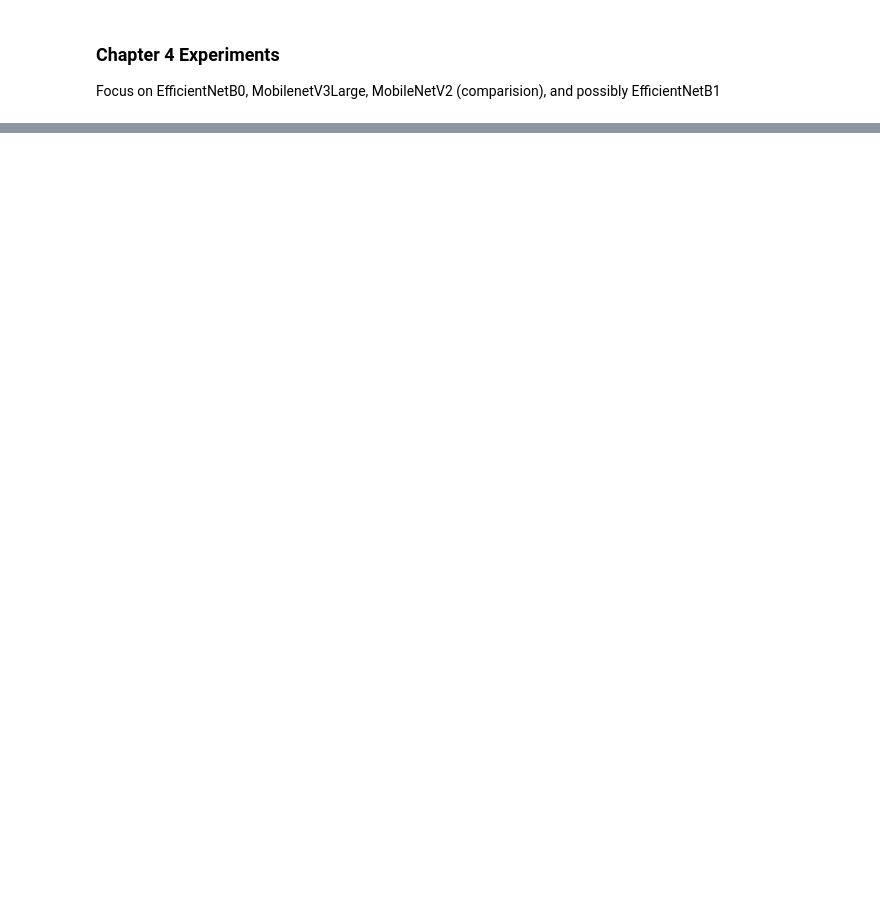
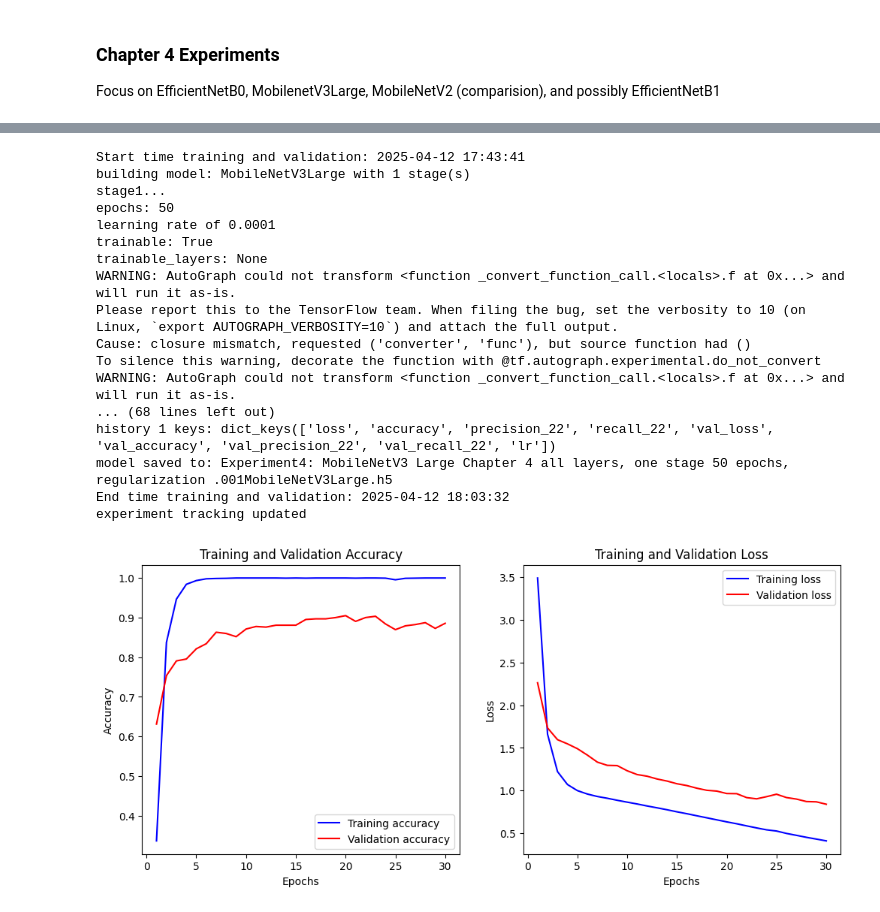
Before and after one commit to JimMaastricht5/birdclassifier, a Jupyter notebook: chap4_train_models.ipynb, the cells around one changed output, grey strips where cells are left out. Cells and saved outputs as stored; diff of their text form; code cells hidden in the pictures; blank space fills up the shorter version.

```diff
--- a/chap4_train_models.ipynb
+++ b/chap4_train_models.ipynb
@@ -373,7 +410,7 @@ Focus on EfficientNetB0, MobilenetV3Large, MobileNetV2 (comparision), and possib
 # %%
 #### Experiment 4 EfficentNetB0
 # added 3 layers to model, train added layers in first stage, first stage platued at 4 epochs at 90.0% validation accuracy, 1e-3
-# allow for deeper retaining in stage 2, 1e-5
+# allow for deeper retaining in stage 2, 1e-4, do this by blocks, get the first block that is layer 222 to the end
 # add stage 3 for full fine tuning ??
 models_list = list(model_input_variables.keys())
 experiment_dict = {
@@ -381,8 +418,8 @@ experiment_dict = {
         # 'model_types': [0, 1, 2, 3], # leave out the two models with weird image sizes for now
         'model_types': [3], # EfficientNetB0
         'number_of_stages': 2,
-        'stage1': {'epochs': 4, 'base_trainable': False, 'trainable_layers': -3, 'learning_rate': 0.001},
-        'stage2': {'epochs': 50, 'base_trainable': False, 'trainable_layers': -10, 'learning_rate': 0.00001}
+        'stage1': {'epochs': 5, 'base_trainable': False, 'trainable_layers': -3, 'learning_rate': 0.001},
+        'stage2': {'epochs': 10, 'base_trainable': False, 'trainable_layers': -(238-222-1), 'learning_rate': 0.0001}
     }
 }
 
@@ -419,0 +484,15 @@ TypeError: Unable to serialize [2.0896919 2.1128857 2.1081853] to JSON. Unrecogn
+# %%
+#### Experiment 5 EfficentNetB0
+# train all layers with data augmentation and regularization
+models_list = list(model_input_variables.keys())
+experiment_dict = {
+    'Experiment5: EfficientNetB0: Chapter 4 all layers, one stage 50 epochs, regularization .001': {
+        # 'model_types': [0, 1, 2, 3], # leave out the two models with weird image sizes for now
+        'model_types': [3], # EfficientNetB0
+        'number_of_stages': 1,
+        'stage1': {'epochs': 50, 'base_trainable': True, 'trainable_layers': None, 'learning_rate': 0.001},
+        'stage2': {'epochs': 1, 'base_trainable': False, 'trainable_layers': None, 'learning_rate': 0.00001}
+    }
+}
+
+run_experiments(experiment_dict, default_train_dataset, default_validate_dataset, num_classes)
@@ -420,15 +538,34 @@ TypeError: Unable to serialize [2.0896919 2.1128857 2.1081853] to JSON. Unrecogn
 # %%
-# #### Experiment 4 MobileNetV3 large 20 Epochs, transfer learning, all layers traininable, learing rate 0.0001
-# models_list = list(model_input_variables.keys())
-# experiment_dict = {
-#     'Experiment4: MobileNetV3 Large 2 stages 10 Epochs top layer, 10 epochs last 3 trainingable, lr 1 e-5': {
-#         # 'model_types': [0, 1, 2, 3], # leave out the two models with weird image sizes for now
-#         'model_types': [1], # mobilenetv3large
-#         'number_of_stages': 2,
-#         'stage1': {'epochs': 10, 'base_trainable': False, 'trainable_layers': None, 'learning_rate': 0.0001},
-#         'stage2': {'epochs': 10, 'base_trainable': False, 'trainable_layers': -10, 'learning_rate': 0.00001}
-#     }
-# }
+# #### Experiment 5 MobileNetV3 large 50 Epochs, transfer learning, all layers traininable, learing rate 0.0001
+models_list = list(model_input_variables.keys())
+experiment_dict = {
+    'Experiment4: MobileNetV3 Large Chapter 4 all layers, one stage 50 epochs, regularization .001': {
+        # 'model_types': [0, 1, 2, 3], # leave out the two models with weird image sizes for now
+        'model_types': [1], # mobilenetv3large
+        'number_of_stages': 1,
+        'stage1': {'epochs': 50, 'base_trainable': True, 'trainable_layers': None, 'learning_rate': 0.0001},
+        'stage2': {'epochs': 1, 'base_trainable': False, 'trainable_layers': None, 'learning_rate': 0.0001}
+    }
+}
 
-# run_experiments(experiment_dict, default_train_dataset, default_validate_dataset, num_classes)
+run_experiments(experiment_dict, default_train_dataset, default_validate_dataset, num_classes)
+# %% [output]
+Start time training and validation: 2025-04-12 17:43:41
+building model: MobileNetV3Large with 1 stage(s)
+stage1...
+epochs: 50
+learning rate of 0.0001
+trainable: True
+trainable_layers: None
+WARNING: AutoGraph could not transform <function _convert_function_call.<locals>.f at 0x...> and will run it as-is.
+Please report this to the TensorFlow team. When filing the bug, set the verbosity to 10 (on Linux, `export AUTOGRAPH_VERBOSITY=10`) and attach the full output.
+Cause: closure mismatch, requested ('converter', 'func'), but source function had ()
+To silence this warning, decorate the function with @tf.autograph.experimental.do_not_convert
+WARNING: AutoGraph could not transform <function _convert_function_call.<locals>.f at 0x...> and will run it as-is.
+... (68 lines left out)
+history 1 keys: dict_keys(['loss', 'accuracy', 'precision_22', 'recall_22', 'val_loss', 'val_accuracy', 'val_precision_22', 'val_recall_22', 'lr'])
+model saved to: Experiment4: MobileNetV3 Large Chapter 4 all layers, one stage 50 epochs, regularization .001MobileNetV3Large.h5
+End time training and validation: 2025-04-12 18:03:32
+experiment tracking updated
+[figure, added]
 # %%
```
Also changed, not shown: parts of 11 cells of this notebook, 2 other files.
